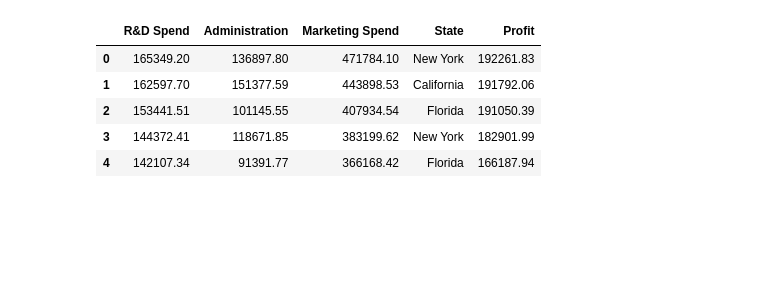
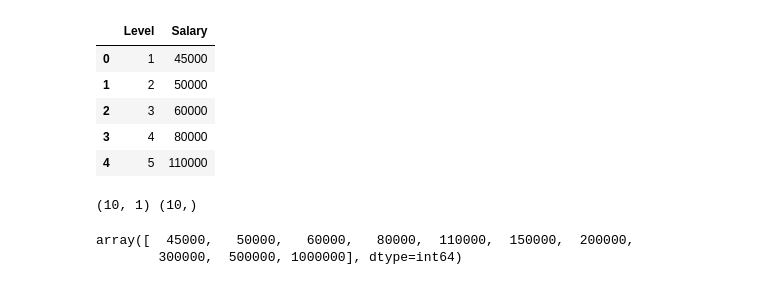
Before and after one commit to thodoris-spyridis/Data-analysis-visualization-web-app, a Jupyter notebook: testing.ipynb, the cells around one changed output. Cells and saved outputs as stored; diff of their text form; code cells hidden in the pictures; blank space fills up the shorter version.

```diff
--- a/testing.ipynb
+++ b/testing.ipynb
@@ -10,13 +7,19 @@ import matplotlib.pyplot as plt
 # %%
-my_data = pd.read_excel("Start up profits.xlsx")
+my_data = pd.read_excel("Position_Salaries.xlsx")
 my_data.head()
 # %% [output]
-|  | R&D Spend | Administration | Marketing Spend | State | Profit |
-| 0 | 165349.20 | 136897.80 | 471784.10 | New York | 192261.83 |
-| 1 | 162597.70 | 151377.59 | 443898.53 | California | 191792.06 |
-| 2 | 153441.51 | 101145.55 | 407934.54 | Florida | 191050.39 |
-| 3 | 144372.41 | 118671.85 | 383199.62 | New York | 182901.99 |
-| 4 | 142107.34 | 91391.77 | 366168.42 | Florida | 166187.94 |
+|  | Level | Salary |
+| 0 | 1 | 45000 |
+| 1 | 2 | 50000 |
+| 2 | 3 | 60000 |
+| 3 | 4 | 80000 |
+| 4 | 5 | 110000 |
 # %%
-x = my_data.iloc[:, :-1].values
+x = my_data.iloc[:, -2:-1].values
 y = my_data.iloc[:, -1].values
+print(x.shape, y.shape)
+y
+# %% [output]
+(10, 1) (10,)
+array([  45000,   50000,   60000,   80000,  110000,  150000,  200000,
+        300000,  500000, 1000000], dtype=int64)
```
Also changed, not shown: parts of 13 cells of this notebook, 3 other files.
